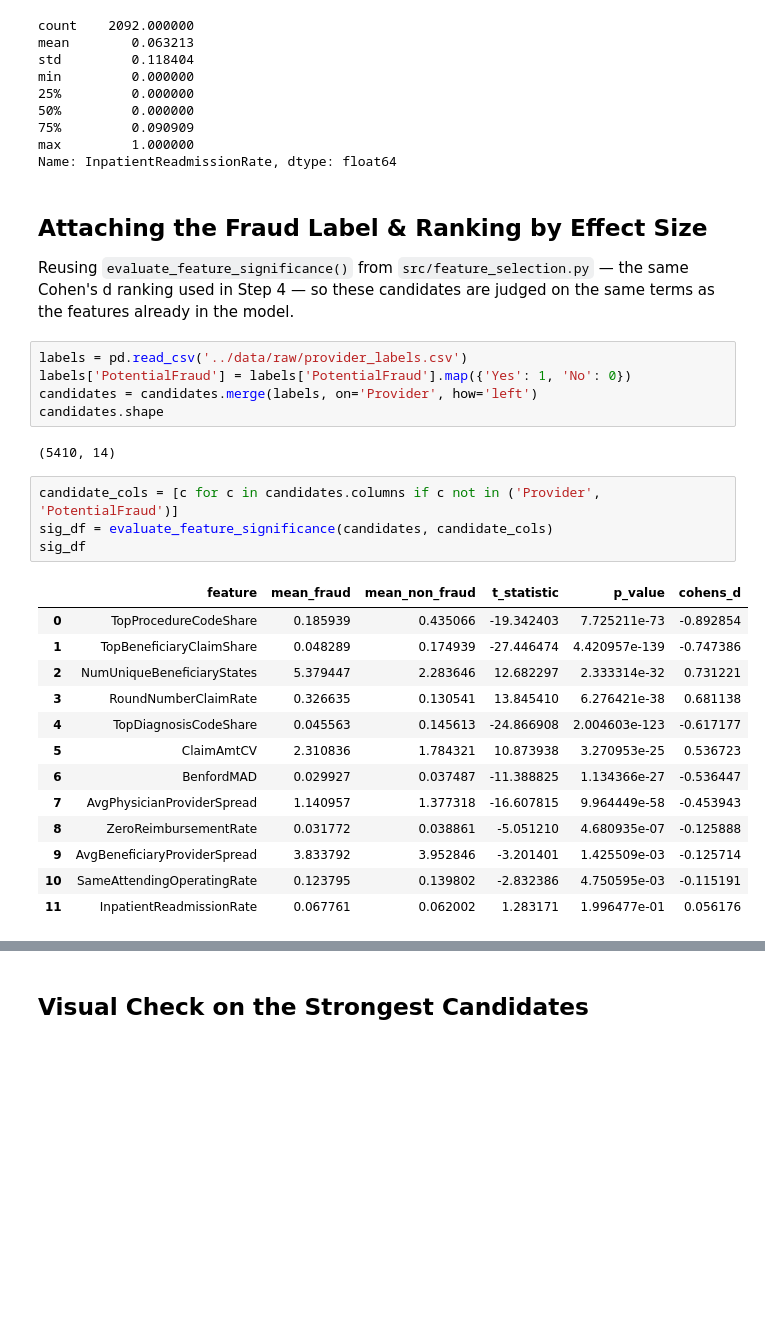
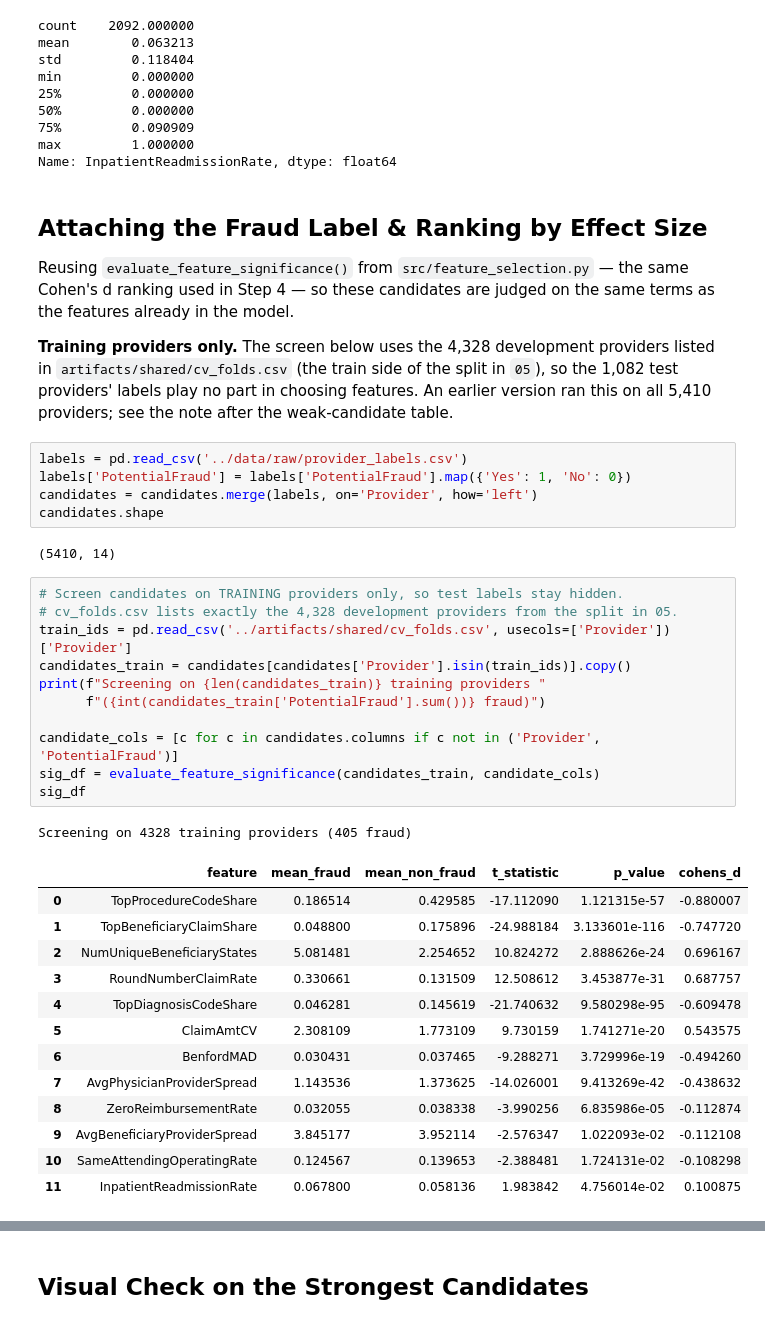
Before and after one commit to citronwhitetea/bt4012-group14-healthcare-fraud-detection, a Jupyter notebook: notebooks/03b_provider_level_eda.ipynb, the cells around one changed output, grey strips where cells are left out. Saved outputs shown, nothing was run; the diff lists cells and outputs as text; blank space fills up the shorter version.

```diff
--- a/notebooks/03b_provider_level_eda.ipynb
+++ b/notebooks/03b_provider_level_eda.ipynb
@@ -339,6 +339,11 @@ Name: InpatientReadmissionRate, dtype: float64
 Reusing `evaluate_feature_significance()` from `src/feature_selection.py` —
 the same Cohen's d ranking used in Step 4 — so these candidates are judged
 on the same terms as the features already in the model.
+
+**Training providers only.** The screen below uses the 4,328 development providers
+listed in `artifacts/shared/cv_folds.csv` (the train side of the split in `05`), so the
+1,082 test providers' labels play no part in choosing features. An earlier version ran
+this on all 5,410 providers; see the note after the weak-candidate table.
 # %%
 labels = pd.read_csv('../data/raw/provider_labels.csv')
 labels['PotentialFraud'] = labels['PotentialFraud'].map({'Yes': 1, 'No': 0})
@@ -347,23 +352,31 @@ candidates.shape
 # %% [output]
 (5410, 14)
 # %%
+# Screen candidates on TRAINING providers only, so test labels stay hidden.
+# cv_folds.csv lists exactly the 4,328 development providers from the split in 05.
+train_ids = pd.read_csv('../artifacts/shared/cv_folds.csv', usecols=['Provider'])['Provider']
+candidates_train = candidates[candidates['Provider'].isin(train_ids)].copy()
+print(f"Screening on {len(candidates_train)} training providers "
+      f"({int(candidates_train['PotentialFraud'].sum())} fraud)")
+
 candidate_cols = [c for c in candidates.columns if c not in ('Provider', 'PotentialFraud')]
-sig_df = evaluate_feature_significance(candidates, candidate_cols)
+sig_df = evaluate_feature_significance(candidates_train, candidate_cols)
 sig_df
 # %% [output]
+Screening on 4328 training providers (405 fraud)
 |  | feature | mean_fraud | mean_non_fraud | t_statistic | p_value | cohens_d |
-| 0 | TopProcedureCodeShare | 0.185939 | 0.435066 | -19.342403 | 7.725211e-73 | -0.892854 |
-| 1 | TopBeneficiaryClaimShare | 0.048289 | 0.174939 | -27.446474 | 4.420957e-139 | -0.747386 |
-| 2 | NumUniqueBeneficiaryStates | 5.379447 | 2.283646 | 12.682297 | 2.333314e-32 | 0.731221 |
-| 3 | RoundNumberClaimRate | 0.326635 | 0.130541 | 13.845410 | 6.276421e-38 | 0.681138 |
-| 4 | TopDiagnosisCodeShare | 0.045563 | 0.145613 | -24.866908 | 2.004603e-123 | -0.617177 |
-| 5 | ClaimAmtCV | 2.310836 | 1.784321 | 10.873938 | 3.270953e-25 | 0.536723 |
-| 6 | BenfordMAD | 0.029927 | 0.037487 | -11.388825 | 1.134366e-27 | -0.536447 |
-| 7 | AvgPhysicianProviderSpread | 1.140957 | 1.377318 | -16.607815 | 9.964449e-58 | -0.453943 |
-| 8 | ZeroReimbursementRate | 0.031772 | 0.038861 | -5.051210 | 4.680935e-07 | -0.125888 |
-| 9 | AvgBeneficiaryProviderSpread | 3.833792 | 3.952846 | -3.201401 | 1.425509e-03 | -0.125714 |
-| 10 | SameAttendingOperatingRate | 0.123795 | 0.139802 | -2.832386 | 4.750595e-03 | -0.115191 |
-| 11 | InpatientReadmissionRate | 0.067761 | 0.062002 | 1.283171 | 1.996477e-01 | 0.056176 |
+| 0 | TopProcedureCodeShare | 0.186514 | 0.429585 | -17.112090 | 1.121315e-57 | -0.880007 |
+| 1 | TopBeneficiaryClaimShare | 0.048800 | 0.175896 | -24.988184 | 3.133601e-116 | -0.747720 |
+| 2 | NumUniqueBeneficiaryStates | 5.081481 | 2.254652 | 10.824272 | 2.888626e-24 | 0.696167 |
+| 3 | RoundNumberClaimRate | 0.330661 | 0.131509 | 12.508612 | 3.453877e-31 | 0.687757 |
+| 4 | TopDiagnosisCodeShare | 0.046281 | 0.145619 | -21.740632 | 9.580298e-95 | -0.609478 |
+| 5 | ClaimAmtCV | 2.308109 | 1.773109 | 9.730159 | 1.741271e-20 | 0.543575 |
+| 6 | BenfordMAD | 0.030431 | 0.037465 | -9.288271 | 3.729996e-19 | -0.494260 |
+| 7 | AvgPhysicianProviderSpread | 1.143536 | 1.373625 | -14.026001 | 9.413269e-42 | -0.438632 |
+| 8 | ZeroReimbursementRate | 0.032055 | 0.038338 | -3.990256 | 6.835986e-05 | -0.112874 |
+| 9 | AvgBeneficiaryProviderSpread | 3.845177 | 3.952114 | -2.576347 | 1.022093e-02 | -0.112108 |
+| 10 | SameAttendingOperatingRate | 0.124567 | 0.139653 | -2.388481 | 1.724131e-02 | -0.108298 |
+| 11 | InpatientReadmissionRate | 0.067800 | 0.058136 | 1.983842 | 4.756014e-02 | 0.100875 |
 # %%
 flagged = flag_weak_features(sig_df)
 print('Weak candidates (small effect size or not significant):')
```
Also changed, not shown: parts of 6 cells of this notebook, 31 other files.
